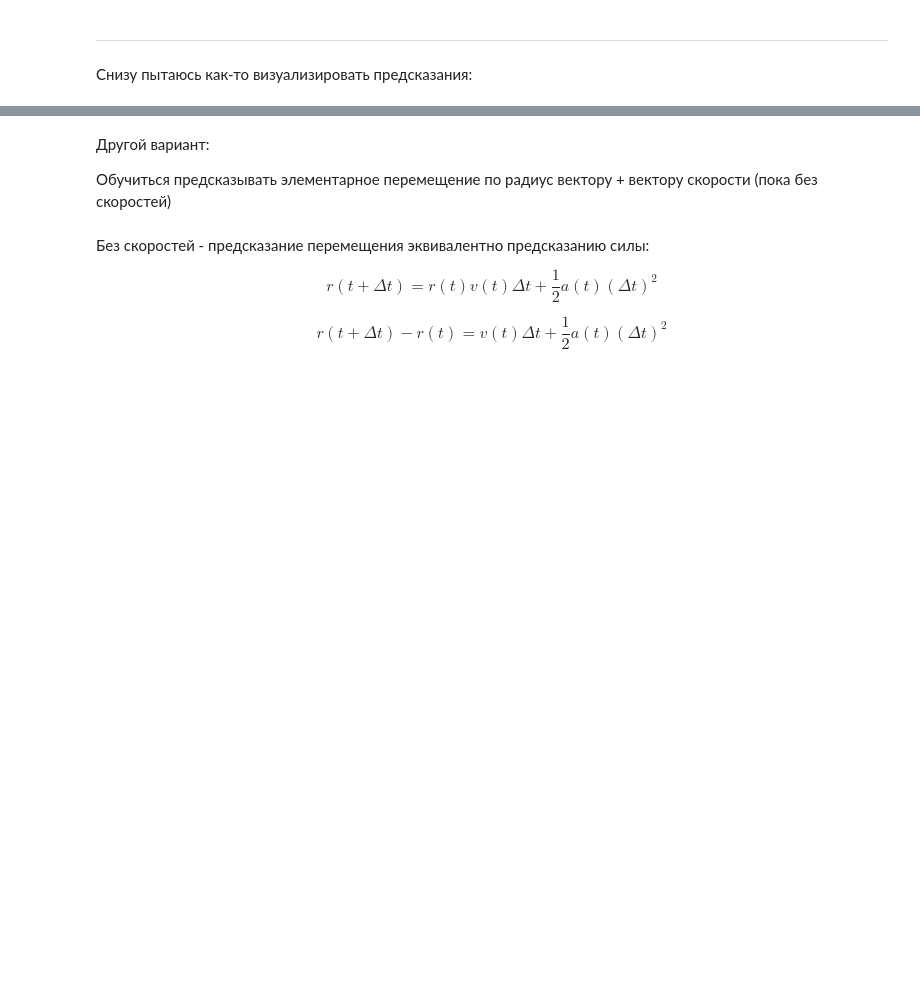
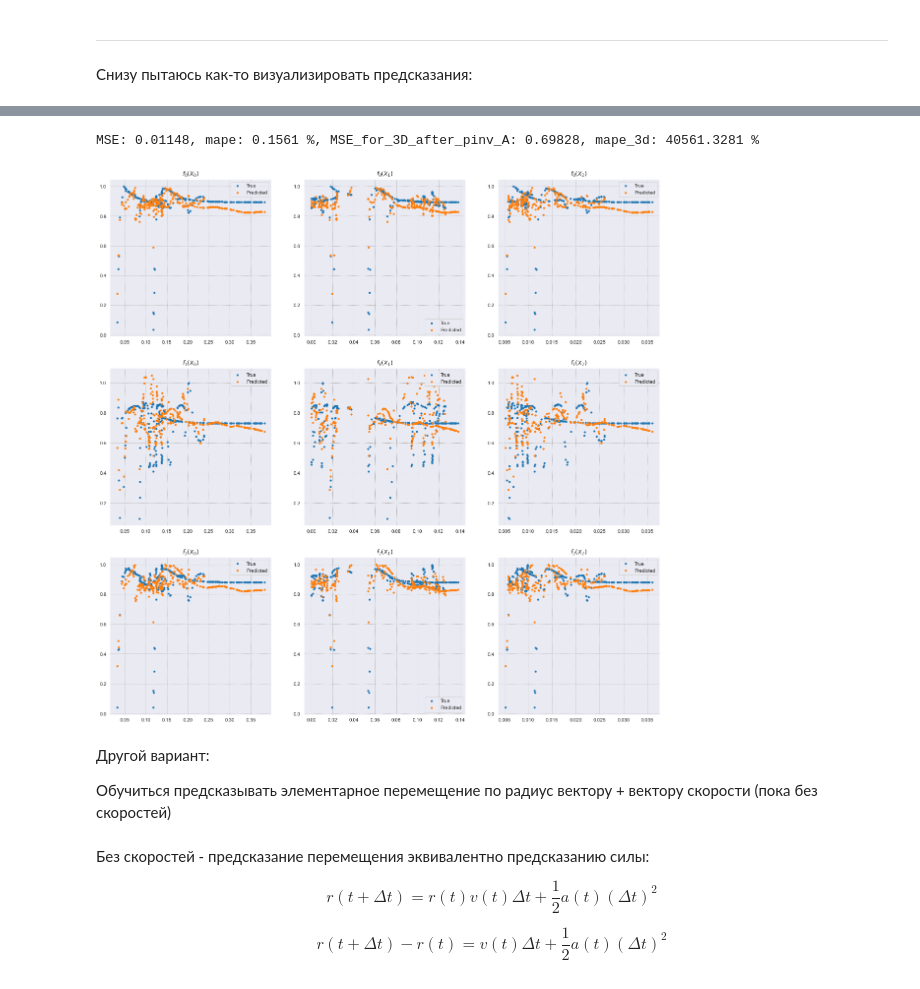
Before and after one commit to Alphonsce/Machine-learning-for-MD-project, a Jupyter notebook: network_testing.ipynb, the cells around one changed output, grey strips where cells are left out. Cells and saved outputs as stored; diff of their text form; code cells hidden in the pictures; blank space fills up the shorter version.

```diff
--- a/network_testing.ipynb
+++ b/network_testing.ipynb
@@ -423,0 +421,2 @@ if len(train_data[0][1]) != 1:
+# %%
+path_vel = './dataset_objects/' + "d_velocities" + '/3_dataset_K_3.pt'        # ЗДЕСЬ БЫЛО МОДЕ ВМЕСТО movements
@@ -423,0 +437,16 @@ if len(train_data[0][1]) != 1:
+# %%
+model_vel = SingleNet(
+    flattened_size=len(train_data[0][0]),
+
+    output_size=len(train_data[0][1]),
+
+    # activation=nn.Sigmoid(),
+    # activation=nn.Tanh(),
+    activation=nn.ReLU(),
+
+).to(CFG.device)
+
+optimizer_vel = optim.Adam(model_vel.parameters(), lr=3e-3, betas=(0.9, 0.999), weight_decay=0.001)
+
+# scheduler.step нужно первый раз делать обязательно после optimizer.step, потому что иначе мы просто пропустим первый шаг scheduler
+exp_scheduler_vel = lr_scheduler.StepLR(optimizer_vel, step_size=5, gamma=0.95)
@@ -424,3 +482,23 @@ if len(train_data[0][1]) != 1:
+# %%
+Y_pred_vel, Y_target_vel = make_predictions_and_get_quality(
+    model=model_vel, data=val_data_vel, same_axis=True,
+    show_3D_quality=False if len(train_data[0][1]) == 1 else True
+    )
+
+Y_true_vel = Y_target_vel.squeeze().detach().numpy()
+Y_pred_vel = Y_pred_vel.squeeze().detach().numpy()
+
+plot_matrix(
+    X=[elem[:-3] for elem in val_X] if MODE == "movements" else val_X,
+    K=CFG.K,
+    Y_true=Y_true_vel,
+    Y_pred=Y_pred_vel,
+
+    figsize=(20, 20)
+)
+# %% [output]
+MSE: 0.01148, mape: 0.1561 %, MSE_for_3D_after_pinv_A: 0.69828, mape_3d: 40561.3281 %
+[figure, added]
 # %% [markdown]
 Другой вариант:
 
```
Also changed, not shown: parts of 8 cells of this notebook, 3 other files.
